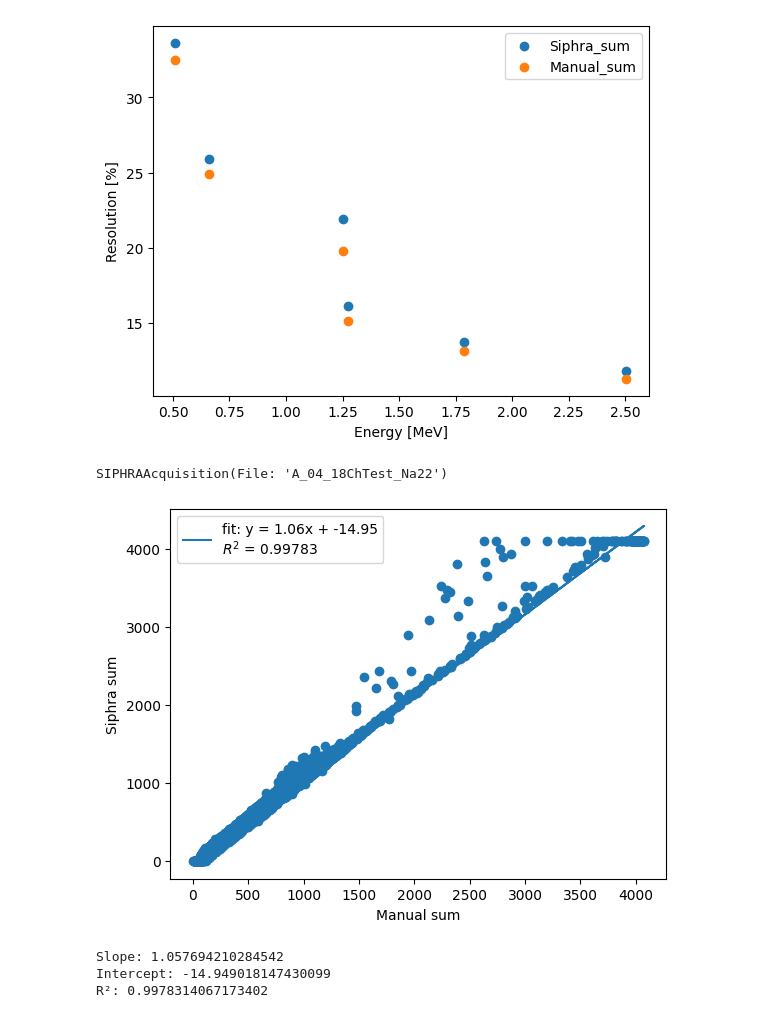
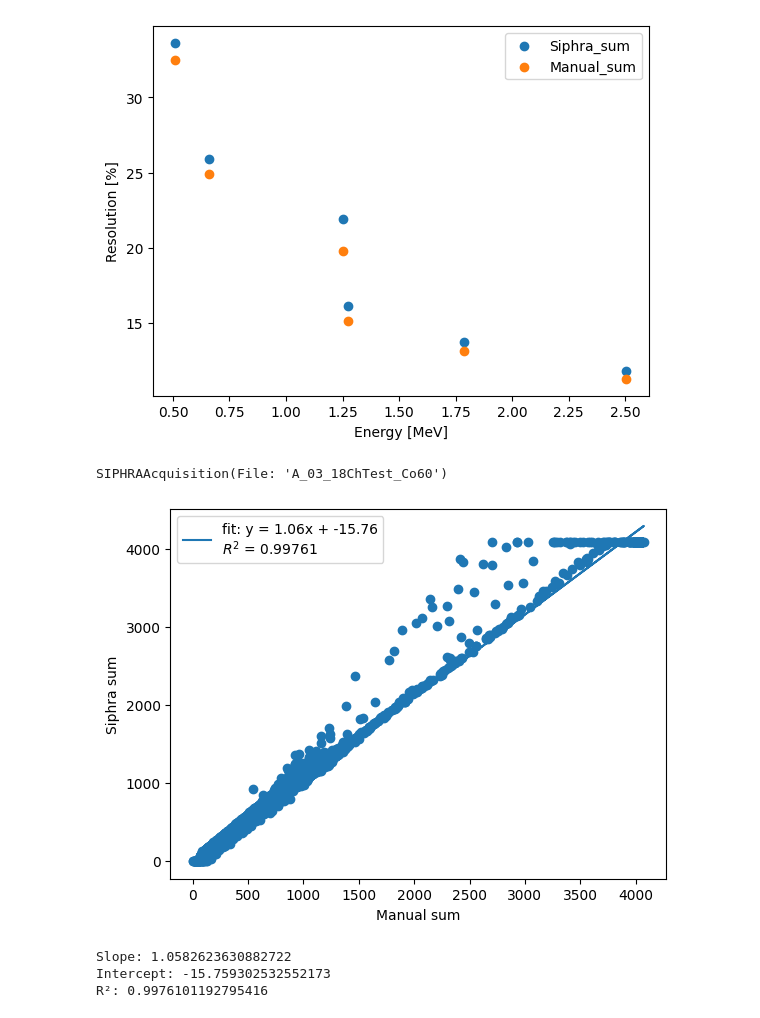
Before and after one commit to JohannaBark/SIPHRA_testing, a Jupyter notebook: notebooks/SummedChannelTest.ipynb, the cells around one changed output. Cells and saved outputs as stored; diff of their text form; code cells hidden in the pictures.

```diff
--- a/notebooks/SummedChannelTest.ipynb
+++ b/notebooks/SummedChannelTest.ipynb
@@ -300,7 +356,7 @@ plt.show()
 # %% [output]
 [figure]
 # %%
-data = acqs[3]
+data = acqs[2]
 print(data)
 
 ms = data['Manual_sum'] /16
@@ -309,35 +365,35 @@ ss = data['Siphra_sum']
 plt.scatter(ms, ss, marker='o')
 
 # Linear fit
 m, b = np.polyfit(ms, ss, 1)
 
 # Predicted values from the fit
 ss_fit = m * np.array(ms) + b
 
 # Calculate R^2
 ss_res = np.sum((ss - ss_fit)**2)
 ss_tot = np.sum((ss - np.mean(ss))**2)
 r_squared = 1 - ss_res / ss_tot
 
 # Plot
 plt.plot(
     ms,
     ss_fit,
     label=f"fit: y = {m:.2f}x + {b:.2f}\n$R^2$ = {r_squared:.5f}"
 )
 
 plt.ylabel("Siphra sum")
 plt.xlabel("Manual sum")
 
 plt.legend()
 plt.show()
 
 print("Slope:", m)
 print("Intercept:", b)
 print("R²:", r_squared)
 # %% [output]
-SIPHRAAcquisition(File: 'A_04_18ChTest_Na22')
+SIPHRAAcquisition(File: 'A_03_18ChTest_Co60')
-[figure, old version]
+[figure, new version]
-Slope: 1.057694210284542
-Intercept: -14.949018147430099
-R²: 0.9978314067173402
+Slope: 1.0582623630882722
+Intercept: -15.759302532552173
+R²: 0.9976101192795416
```
Also changed, not shown: parts of 3 cells of this notebook, 1 other file.
